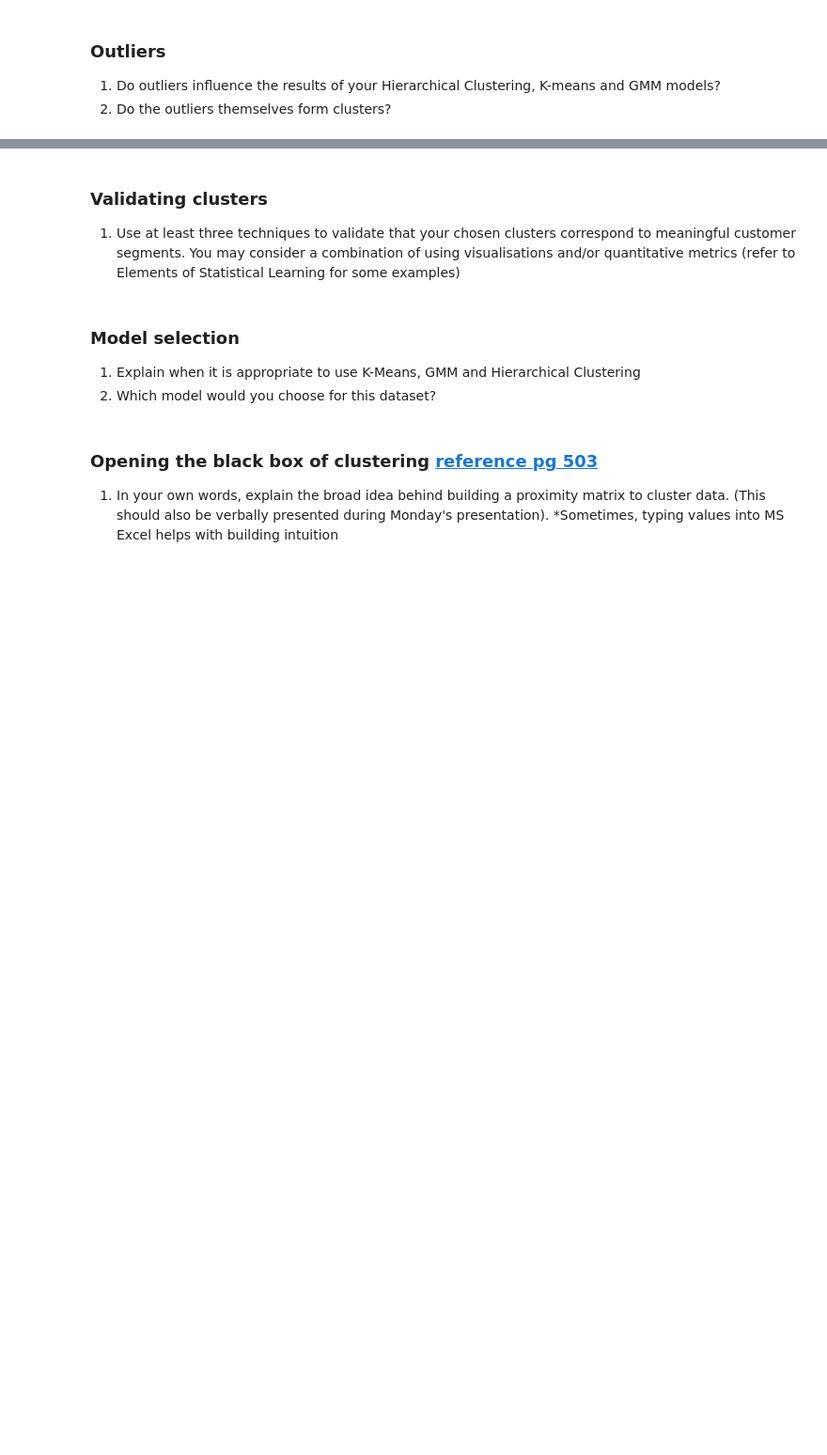
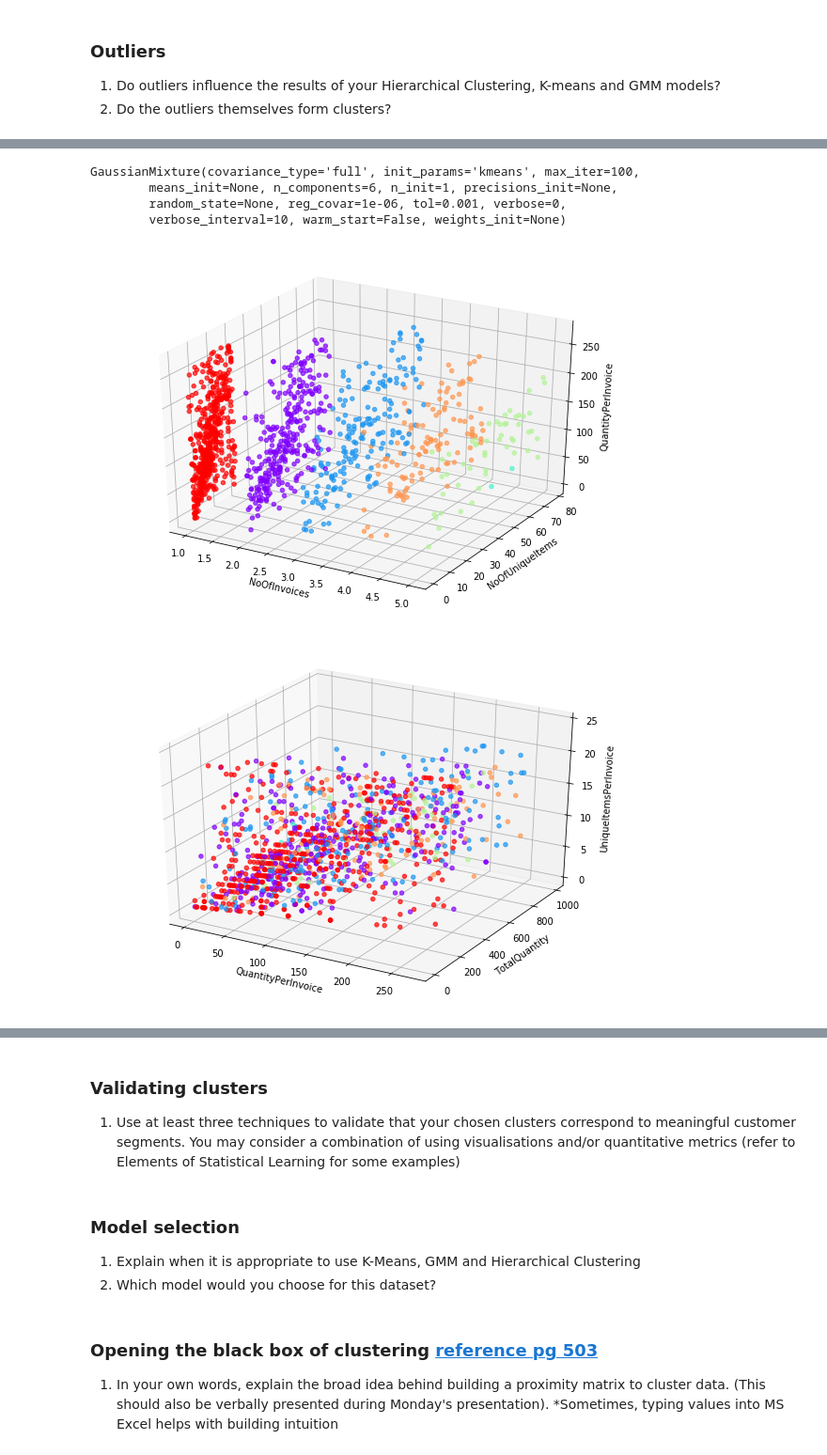
Before and after one commit to nickyeolk/aiap_projects, a Jupyter notebook: aiap-week3/Part 1 Notebook I.ipynb, the cells around one changed output, grey strips where cells are left out. Shown at 94% size. Drawn from its saved outputs; the diff is of its cells as text; code cells hidden in the pictures; blank space fills up the shorter version.

```diff
--- a/aiap-week3/Part 1 Notebook I.ipynb
+++ b/aiap-week3/Part 1 Notebook I.ipynb
@@ -262,0 +347,9 @@ Apart from hierarchical clustering, we can also apply KMeans and Gaussian Mixtur
+# %%
+print(df_clus.describe())
+df_inlier = df_clus[(df_clus['NoOfInvoices']<=5)&(df_clus['NoOfUniqueItems']<=77)&(df_clus['QuantityPerInvoice']<=270)& \
+                   (df_clus['TotalQuantity']<=989.75)&(df_clus['UniqueItemsPerInvoice']<=24) & \
+                   (df_clus['UnitPriceMean']<=3.8325) & (df_clus['UnitPriceStd']<=3.55)]
+print(len(df_inlier))
+
+do_gmm((df_inlier.values))
+# %% [output]
@@ -262,0 +376,6 @@ Apart from hierarchical clustering, we can also apply KMeans and Gaussian Mixtur
+GaussianMixture(covariance_type='full', init_params='kmeans', max_iter=100,
+        means_init=None, n_components=6, n_init=1, precisions_init=None,
+        random_state=None, reg_covar=1e-06, tol=0.001, verbose=0,
+        verbose_interval=10, warm_start=False, weights_init=None)
+[figure, added]
+[figure, added]
```
Also changed, not shown: parts of 9 cells of this notebook.
